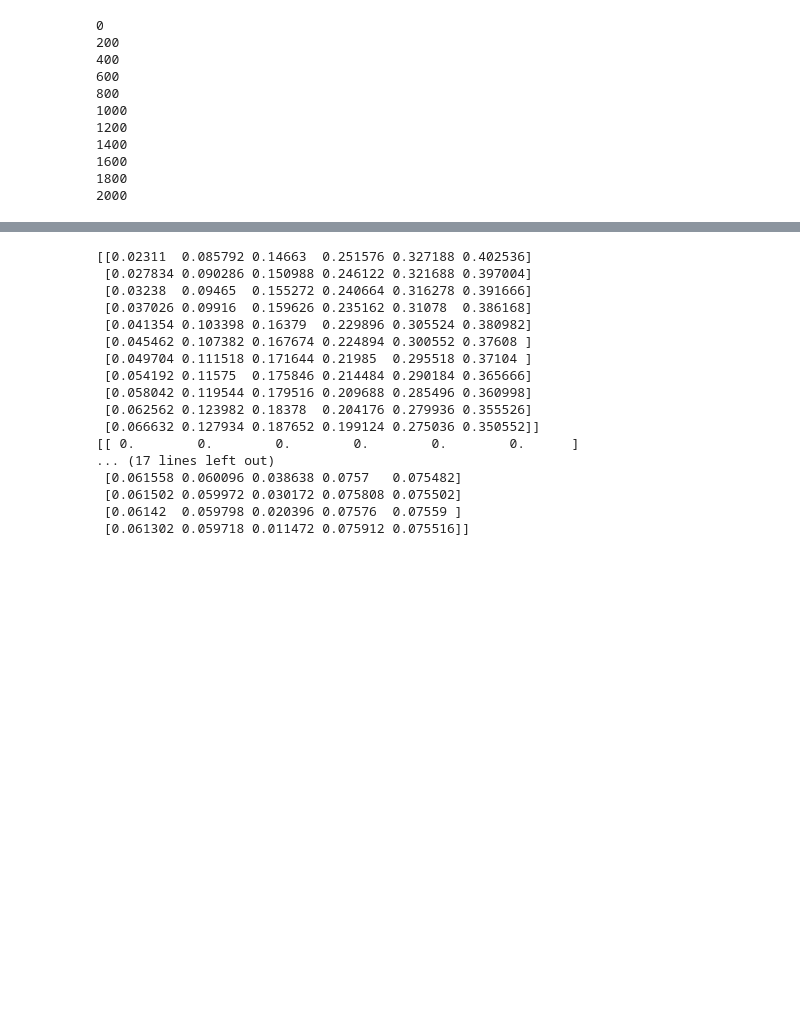
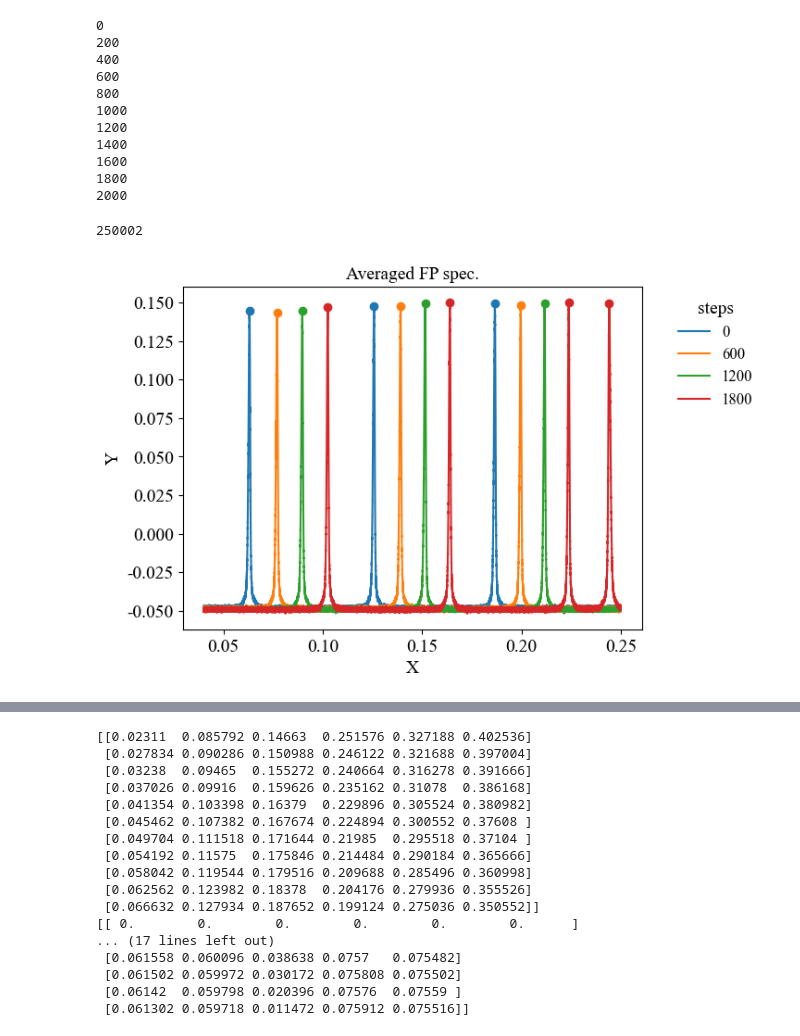
Before and after one commit to FENG-MengLong/ExperimentCode, a Jupyter notebook: ExperimentModules/StepperMotorCalibration/StepperMotorCalibration.ipynb, the cells around one changed output, grey strips where cells are left out. Cells and saved outputs as stored; diff of their text form; code cells hidden in the pictures; blank space fills up the shorter version.

```diff
--- a/ExperimentModules/StepperMotorCalibration/StepperMotorCalibration.ipynb
+++ b/ExperimentModules/StepperMotorCalibration/StepperMotorCalibration.ipynb
@@ -43,6 +58,27 @@ x_array = df["x"].values
 1600
 1800
 2000
+# %%
+# filter out the useless peaks
+slice = 20000
+print(len(specs[0]))
+peaks_list = []
+for id, sub in enumerate(subfolders):
+    if id%3==0:
+        plt.plot(x_array[slice:len(specs[0])//2], specs[id][slice:len(specs[0])//2], label = sub)
+        peaks, props = find_peaks(specs[id][slice:len(specs[0])//2], height=0.1, distance=2000)
+        plt.scatter(x_array[slice:len(specs[0])//2][peaks],specs[id][slice:len(specs[0])//2][peaks])
+        peaks_list.append(peaks)
+
+plt.xlabel("X")
+plt.ylabel("Y")
+plt.title("Averaged FP spec.")
+plt.legend(title="steps",bbox_to_anchor=(1.05, 1), loc="upper left")
+# plt.grid(True)
+plt.show()
+# %% [output]
+250002
+[figure, added]
 # %%
 # filter out the useless peaks
 slice = 20000
```
Also changed, not shown: parts of 4 cells of this notebook, 1 other file.
